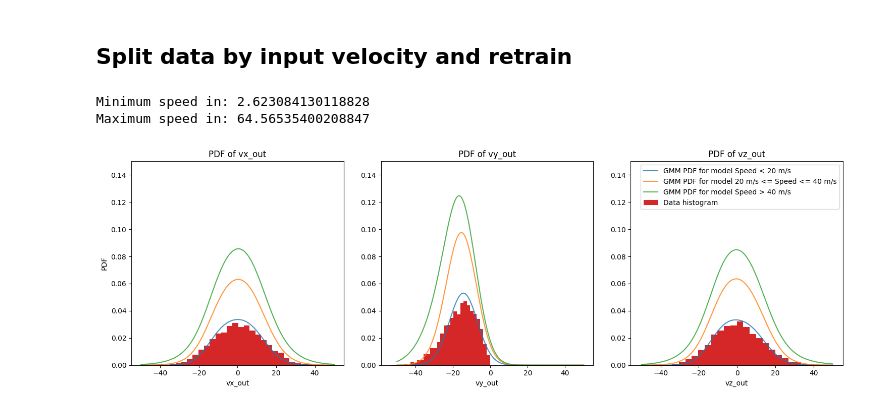
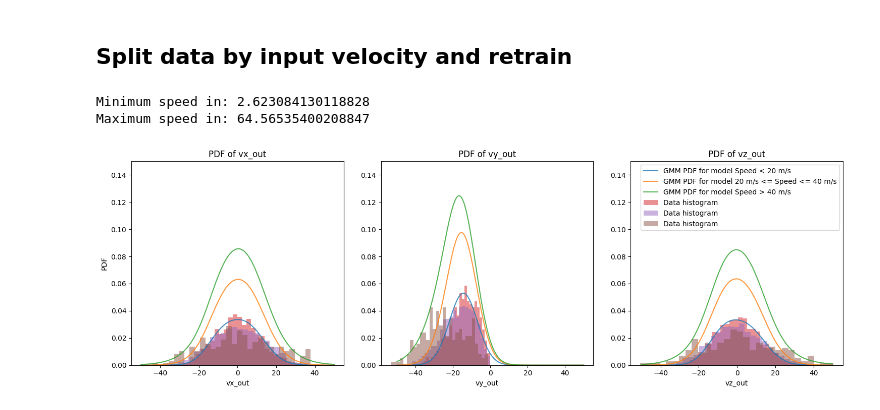
Before and after one commit to QuintenTijn/4AI000_Heat_and_flow, a Jupyter notebook: Materials_for_ML_assigment_2025/GMM_PartA.ipynb, the cells around one changed output. Cells and saved outputs as stored; diff of their text form; code cells hidden in the pictures.

Commit message:
Add histograms for stratisfied data in partA

```diff
--- a/Materials_for_ML_assigment_2025/GMM_PartA.ipynb
+++ b/Materials_for_ML_assigment_2025/GMM_PartA.ipynb
@@ -402,34 +402,37 @@ titles = ["vx_out", "vy_out", "vz_out"]
 legendentries = ["Speed < 20 m/s", "20 m/s <= Speed <= 40 m/s", "Speed > 40 m/s"]
 feature_index = [3, 4, 5]
 xlim = np.linspace(-50, 50, 1000)
+speed_ranges = [i_speedlessthan20, i_speedbtwn20and40, i_speedgreaterthan40]
 
-
-# Iterate over the three models
 for i in range(3):
     pdf = np.zeros_like(xlim)
 
+    # Iterate over the three models
     for l in range(3):
         for j in range(nr_components):
             # Extract the mean, covariance, and weight for each gmm component
             mean = model_list[l].means_[j, feature_index[i]]
             cov = model_list[l].covariances_[j, feature_index[i]]
             weight = model_list[l].weights_[j]
             # Calculate the pdf for each component
             pdf += weight * scipy.stats.norm.pdf(xlim, loc=mean, scale=np.sqrt(cov))
 
         # Visualize the pdf as a line plot
         ax[i].plot(xlim, pdf, alpha=0.8, label=f'GMM PDF for model {legendentries[l]}')
 
-    ax[i].hist(X_df.iloc[:,feature_index[i]], bins=30, density=True, label='Data histogram')
+    ax[i].hist(X_df[i_speedlessthan20].iloc[:, feature_index[i]].reset_index(drop=True), bins=30, density=True, label='Data histogram', alpha=0.5)
+    ax[i].hist(X_df[i_speedbtwn20and40].iloc[:, feature_index[i]].reset_index(drop=True), bins=30, density=True, label='Data histogram', alpha=0.5)
+    ax[i].hist(X_df[i_speedgreaterthan40].iloc[:, feature_index[i]].reset_index(drop=True), bins=30, density=True, label='Data histogram', alpha=0.5)
+    # ax[i].hist(X_df.iloc[:, feature_index[i]], bins=30, density=True, label='Data histogram', alpha=0.5)
     ax[i].set_ylim([0, 0.15])
     ax[i].set_xlabel(f'{titles[i]}')
     ax[i].set_title(f'PDF of {titles[i]}')
 
 ax[0].set_ylabel("PDF")
 ax[2].legend(loc=1)
 fig.tight_layout()
 plt.show()
 # %% [output]
 Minimum speed in: 2.623084130118828
 Maximum speed in: 64.56535400208847
-[figure, old version]
+[figure, new version]
```
Also changed, not shown: parts of 1 cell of this notebook, 1 other file.
